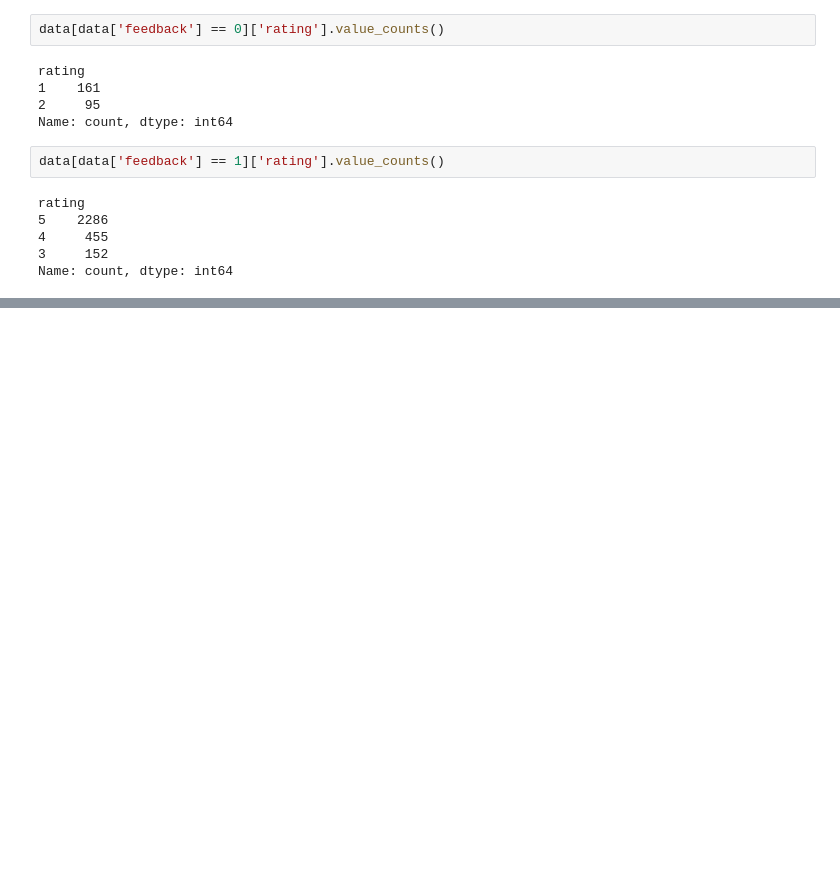
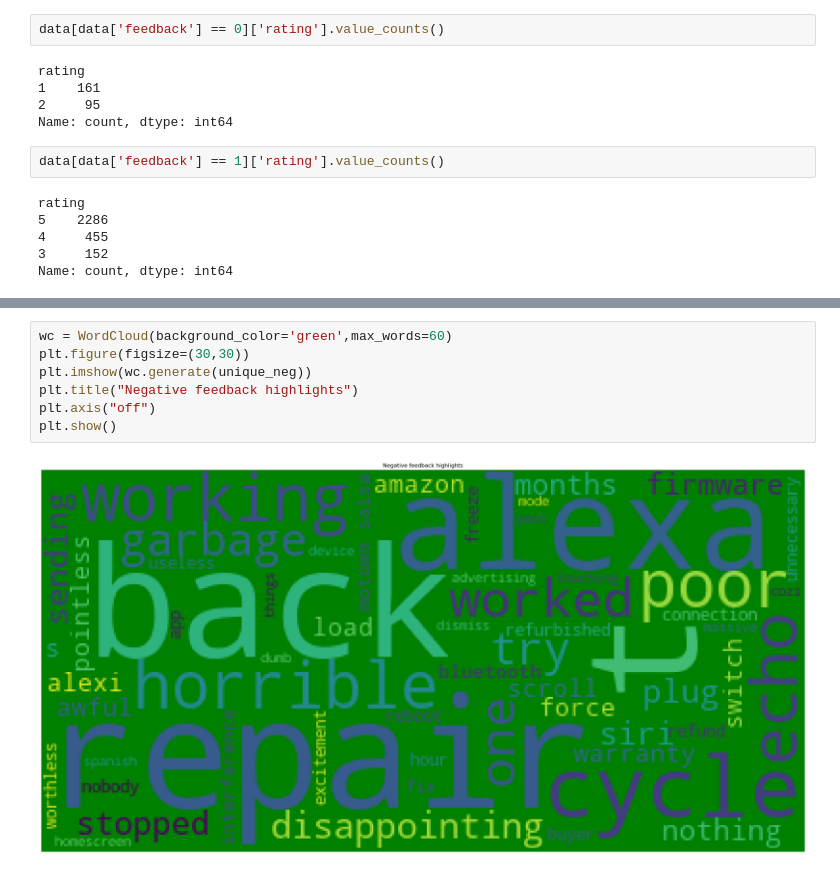
Before and after one commit to sanjsaloni/Natural-Language-Processing, a Jupyter notebook: Sentiment_Analysis.ipynb, the cells around one changed output, grey strips where cells are left out. Saved outputs shown, nothing was run; the diff lists cells and outputs as text; blank space fills up the shorter version.

```diff
--- a/Sentiment_Analysis.ipynb
+++ b/Sentiment_Analysis.ipynb
@@ -323,0 +359,9 @@ plt.show()
+# %%
+wc = WordCloud(background_color='green',max_words=60)
+plt.figure(figsize=(30,30))
+plt.imshow(wc.generate(unique_neg))
+plt.title("Negative feedback highlights")
+plt.axis("off")
+plt.show()
+# %% [output]
+[figure, added]
```
Also changed, not shown: parts of 26 cells of this notebook.
